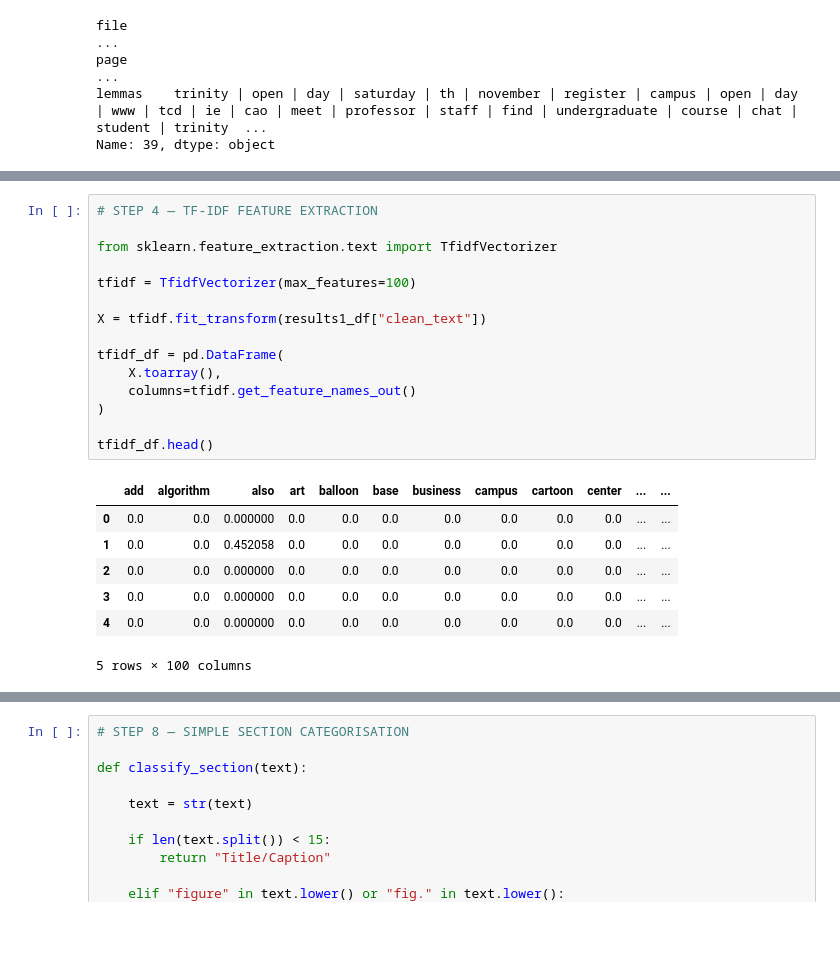
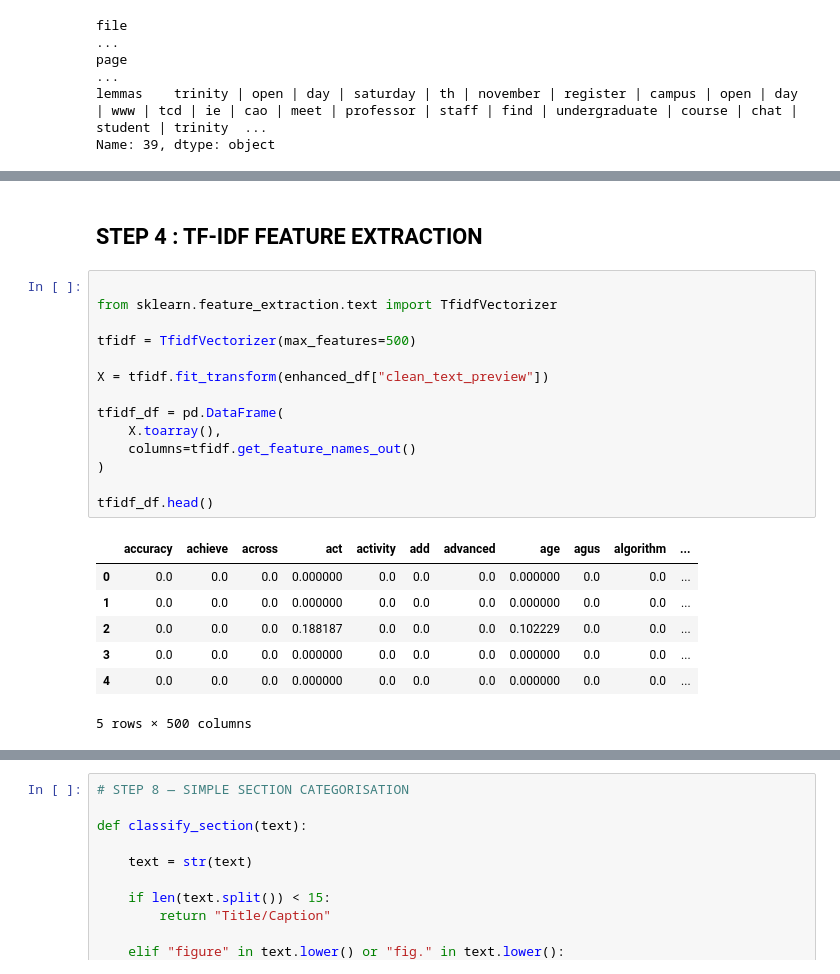
Before and after one commit to ATU-BDAAI/ca2-assignment-research-selvi-datascience, a Jupyter notebook: CA2_Template.ipynb, the cells around one changed output, grey strips where cells are left out. Cells and saved outputs as stored; diff of their text form; blank space fills up the shorter version.

```diff
--- a/CA2_Template.ipynb
+++ b/CA2_Template.ipynb
@@ -744,23 +738,24 @@ ner_df.head(20)
+# %% [markdown]
+## STEP 4 : TF-IDF FEATURE EXTRACTION
 # %%
-# STEP 4 — TF-IDF FEATURE EXTRACTION
 
 from sklearn.feature_extraction.text import TfidfVectorizer
 
-tfidf = TfidfVectorizer(max_features=100)
+tfidf = TfidfVectorizer(max_features=500)
 
-X = tfidf.fit_transform(results1_df["clean_text"])
+X = tfidf.fit_transform(enhanced_df["clean_text_preview"])
 
 tfidf_df = pd.DataFrame(
     X.toarray(),
     columns=tfidf.get_feature_names_out()
 )
 
 tfidf_df.head()
 # %% [output]
-|  | add | algorithm | also | art | balloon | base | business | campus | cartoon | center | ... | ... |
-| 0 | 0.0 | 0.0 | 0.000000 | 0.0 | 0.0 | 0.0 | 0.0 | 0.0 | 0.0 | 0.0 | ... | ... |
-| 1 | 0.0 | 0.0 | 0.452058 | 0.0 | 0.0 | 0.0 | 0.0 | 0.0 | 0.0 | 0.0 | ... | ... |
-| 2 | 0.0 | 0.0 | 0.000000 | 0.0 | 0.0 | 0.0 | 0.0 | 0.0 | 0.0 | 0.0 | ... | ... |
-| 3 | 0.0 | 0.0 | 0.000000 | 0.0 | 0.0 | 0.0 | 0.0 | 0.0 | 0.0 | 0.0 | ... | ... |
-| 4 | 0.0 | 0.0 | 0.000000 | 0.0 | 0.0 | 0.0 | 0.0 | 0.0 | 0.0 | 0.0 | ... | ... |
+|  | accuracy | achieve | across | act | activity | add | advanced | age | agus | algorithm | ... |
+| 0 | 0.0 | 0.0 | 0.0 | 0.000000 | 0.0 | 0.0 | 0.0 | 0.000000 | 0.0 | 0.0 | ... |
+| 1 | 0.0 | 0.0 | 0.0 | 0.000000 | 0.0 | 0.0 | 0.0 | 0.000000 | 0.0 | 0.0 | ... |
+| 2 | 0.0 | 0.0 | 0.0 | 0.188187 | 0.0 | 0.0 | 0.0 | 0.102229 | 0.0 | 0.0 | ... |
+| 3 | 0.0 | 0.0 | 0.0 | 0.000000 | 0.0 | 0.0 | 0.0 | 0.000000 | 0.0 | 0.0 | ... |
+| 4 | 0.0 | 0.0 | 0.0 | 0.000000 | 0.0 | 0.0 | 0.0 | 0.000000 | 0.0 | 0.0 | ... |
-5 rows × 100 columns
+5 rows × 500 columns
```
Also changed, not shown: parts of 11 cells of this notebook.
